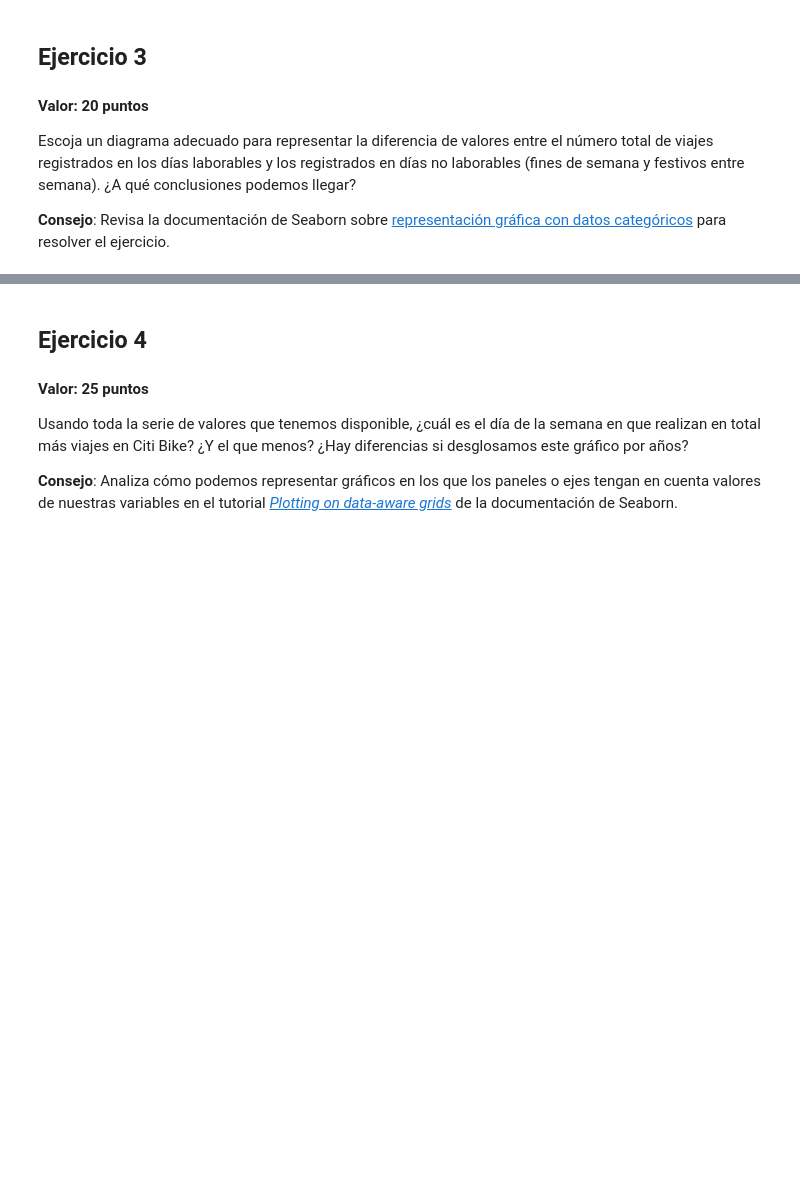
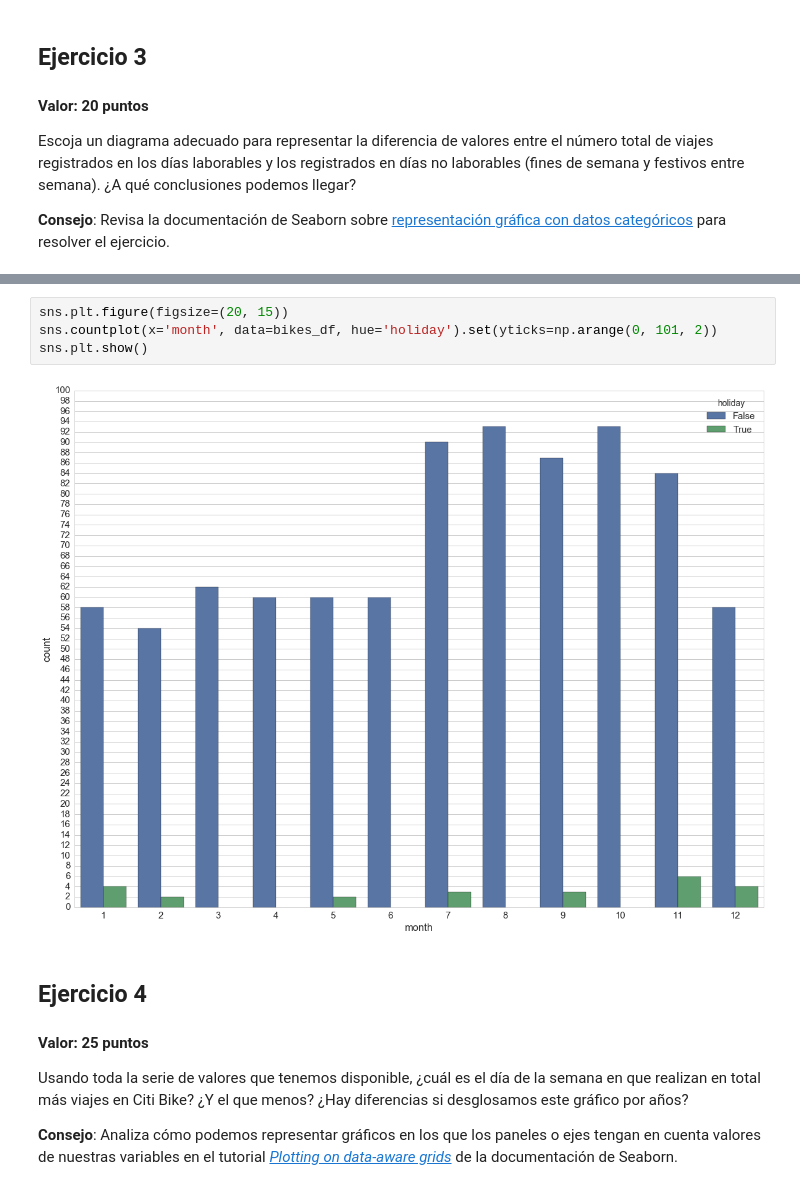
Before and after one commit to jvicentem/pandas-and-seaborn-assignment, a Jupyter notebook: Citi Bike System NYC.ipynb, the cells around one changed output, grey strips where cells are left out. Drawn from its saved outputs; the diff is of its cells as text; blank space fills up the shorter version.

```diff
--- a/Citi Bike System NYC.ipynb
+++ b/Citi Bike System NYC.ipynb
@@ -188,3 +214,9 @@ Escoja un diagrama adecuado para representar la diferencia de valores entre el n
+# %%
+sns.plt.figure(figsize=(20, 15))
+sns.countplot(x='month', data=bikes_df, hue='holiday').set(yticks=np.arange(0, 101, 2))
+sns.plt.show()
+# %% [output]
+[figure, added]
 # %% [markdown]
 ## Ejercicio 4
 #### Valor: 25 puntos
```
Also changed, not shown: parts of 7 cells of this notebook.
